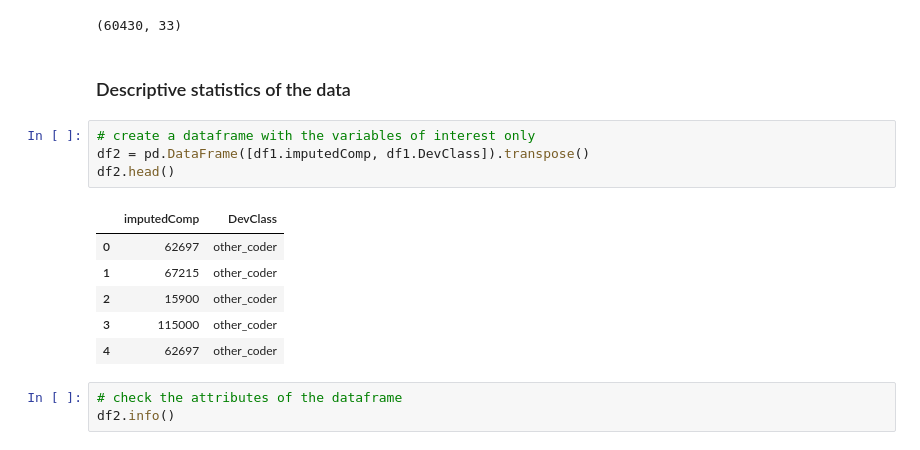
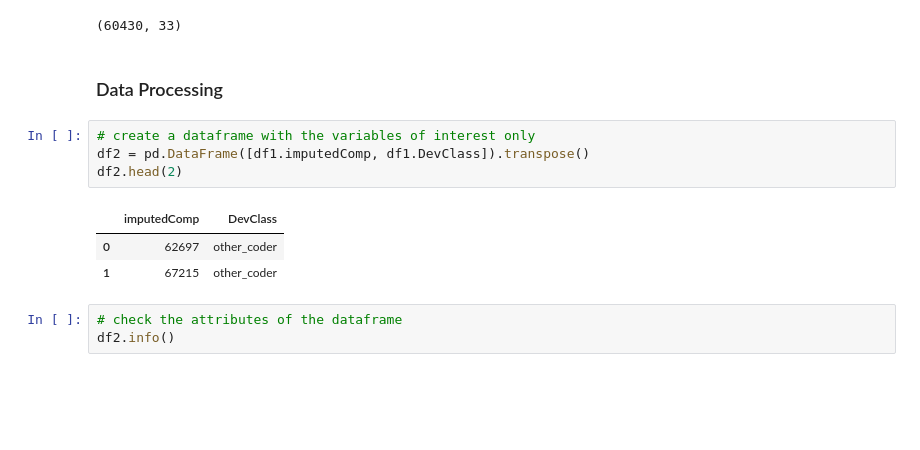
Before and after one commit to SolanaO/Developers_Survey_Analysis, a Jupyter notebook: stackBlogQuestion2.ipynb, the cells around one changed output. Cells and saved outputs as stored; diff of their text form; blank space fills up the shorter version.

```diff
--- a/stackBlogQuestion2.ipynb
+++ b/stackBlogQuestion2.ipynb
@@ -71,19 +69,16 @@ dfs = pd.read_csv(mypath+'/data/survey20_results_schema.csv')
 df1.shape
 # %% [output]
 (60430, 33)
-# %% [markdown]
-### Descriptive statistics of the data
+# %% [markdown]
+### Data Processing
 # %%
 # create a dataframe with the variables of interest only
 df2 = pd.DataFrame([df1.imputedComp, df1.DevClass]).transpose()
-df2.head()
+df2.head(2)
 # %% [output]
 |  | imputedComp | DevClass |
 | 0 | 62697 | other_coder |
 | 1 | 67215 | other_coder |
-| 2 | 15900 | other_coder |
-| 3 | 115000 | other_coder |
-| 4 | 62697 | other_coder |
 # %%
 # check the attributes of the dataframe
 df2.info()
```
Also changed, not shown: parts of 19 cells of this notebook.
